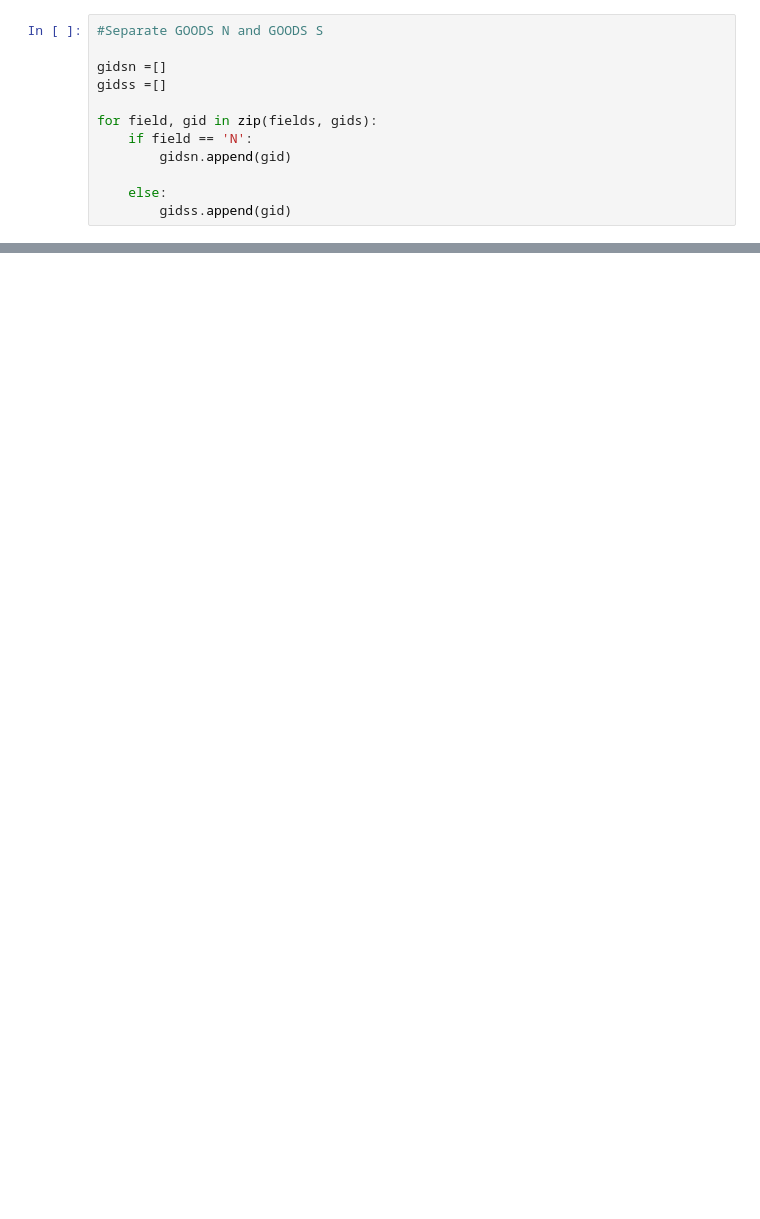
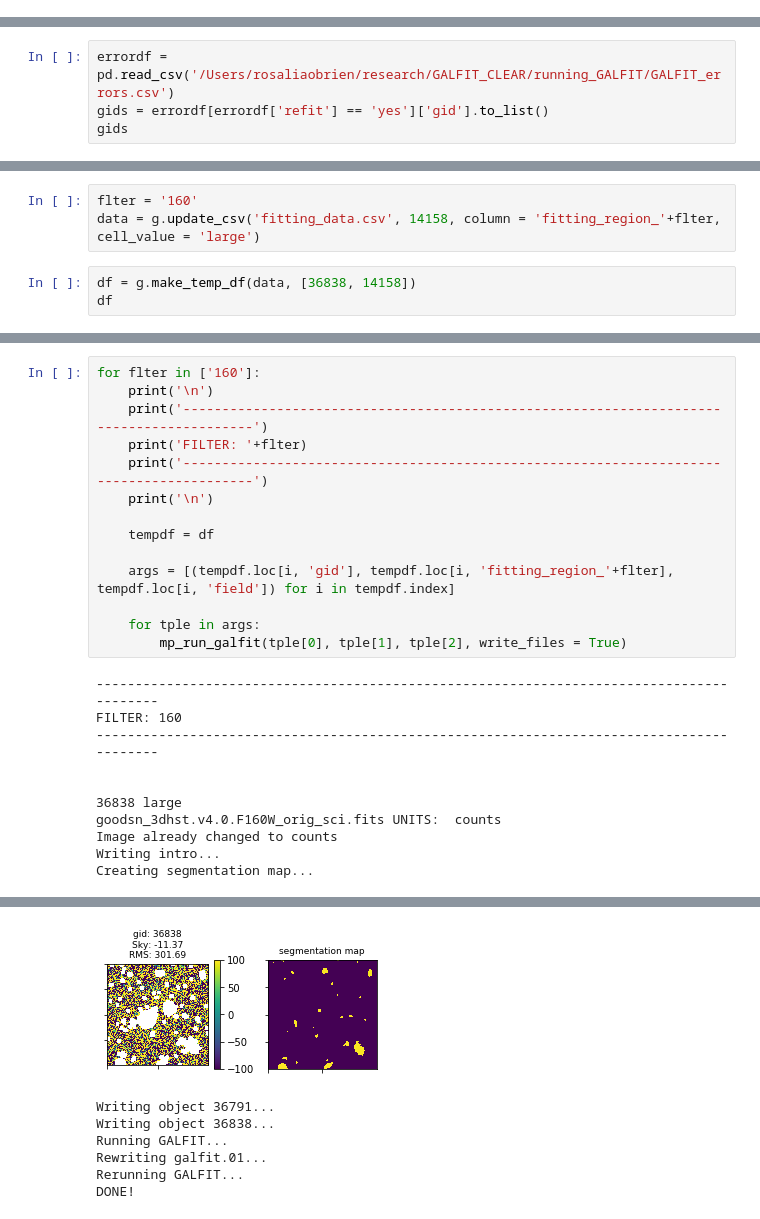
Before and after one commit to obrienr2434/galaxy_morphology, a Jupyter notebook: running_galfit.ipynb, the cells around one changed output, grey strips where cells are left out. Saved outputs shown, nothing was run; the diff lists cells and outputs as text; blank space fills up the shorter version.

```diff
--- a/running_galfit.ipynb
+++ b/running_galfit.ipynb
@@ -216,12 +16,0 @@ fields = ['N', 'N', 'N', 'S', 'S', 'S', 'S', 'S',
-# %%
-#Separate GOODS N and GOODS S
-
-gidsn =[]
-gidss =[]
-
-for field, gid in zip(fields, gids):
-    if field == 'N':
-        gidsn.append(gid)
-
-    else:
-        gidss.append(gid)
@@ -295,0 +21,4 @@ Running GALFIT...
+# %%
+errordf = pd.read_csv('/Users/rosaliaobrien/research/GALFIT_CLEAR/running_GALFIT/GALFIT_errors.csv')
+gids = errordf[errordf['refit'] == 'yes']['gid'].to_list()
+gids
@@ -295,0 +27,6 @@ Running GALFIT...
+# %%
+flter = '160'
+data = g.update_csv('fitting_data.csv', 14158, column = 'fitting_region_'+flter, cell_value = 'large')
+# %%
+df = g.make_temp_df(data, [36838, 14158])
+df
@@ -295,0 +99,25 @@ Running GALFIT...
+# %%
+for flter in ['160']:
+    print('\n')
+    print('-----------------------------------------------------------------------------------------')
+    print('FILTER: '+flter)
+    print('-----------------------------------------------------------------------------------------')
+    print('\n')
+
+    tempdf = df
+
+    args = [(tempdf.loc[i, 'gid'], tempdf.loc[i, 'fitting_region_'+flter], tempdf.loc[i, 'field']) for i in tempdf.index]
+
+    for tple in args:
+        mp_run_galfit(tple[0], tple[1], tple[2], write_files = True)
+# %% [output]
+-----------------------------------------------------------------------------------------
+FILTER: 160
+-----------------------------------------------------------------------------------------
+
+
+36838 large
+goodsn_3dhst.v4.0.F160W_orig_sci.fits UNITS:  counts
+Image already changed to counts
+Writing intro...
+Creating segmentation map...
@@ -295,0 +126,7 @@ Running GALFIT...
+[figure, added]
+Writing object 36791...
+Writing object 36838...
+Running GALFIT...
+Rewriting galfit.01...
+Rerunning GALFIT...
+DONE!
```
Also changed, not shown: parts of 28 cells of this notebook, 2 other files.
